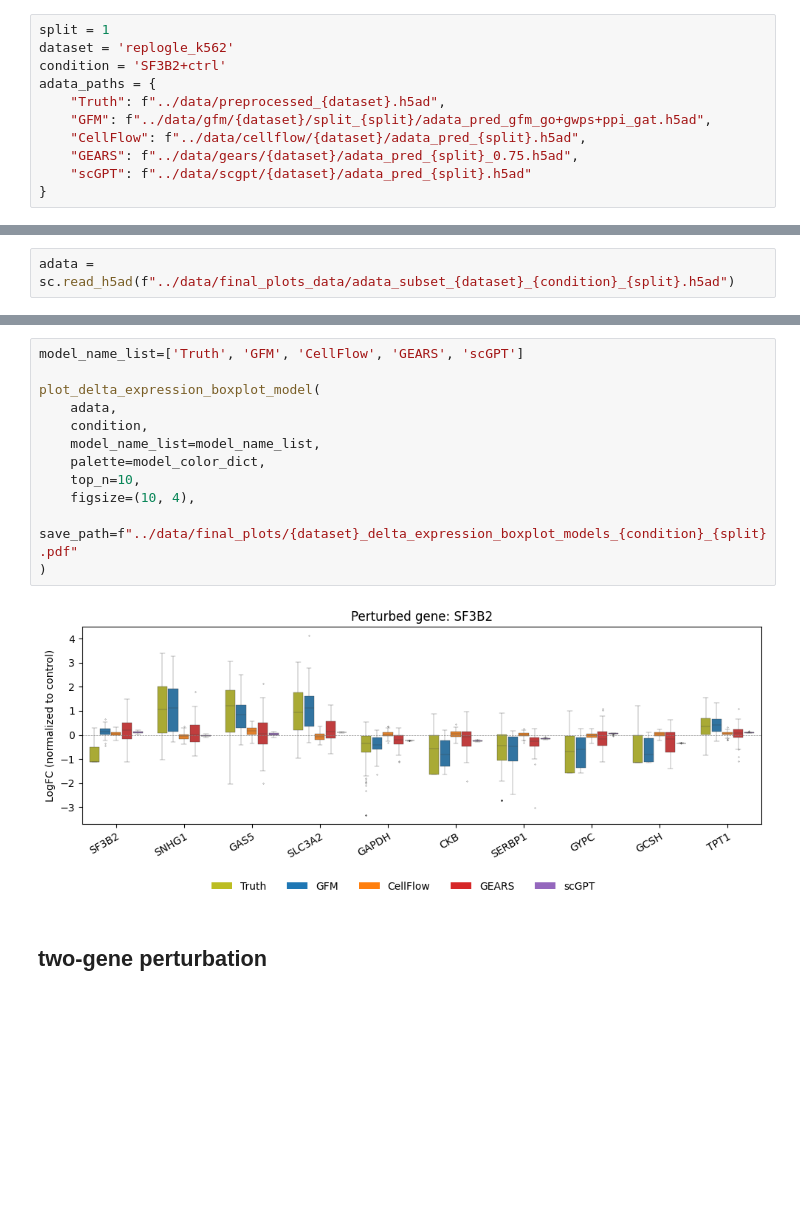
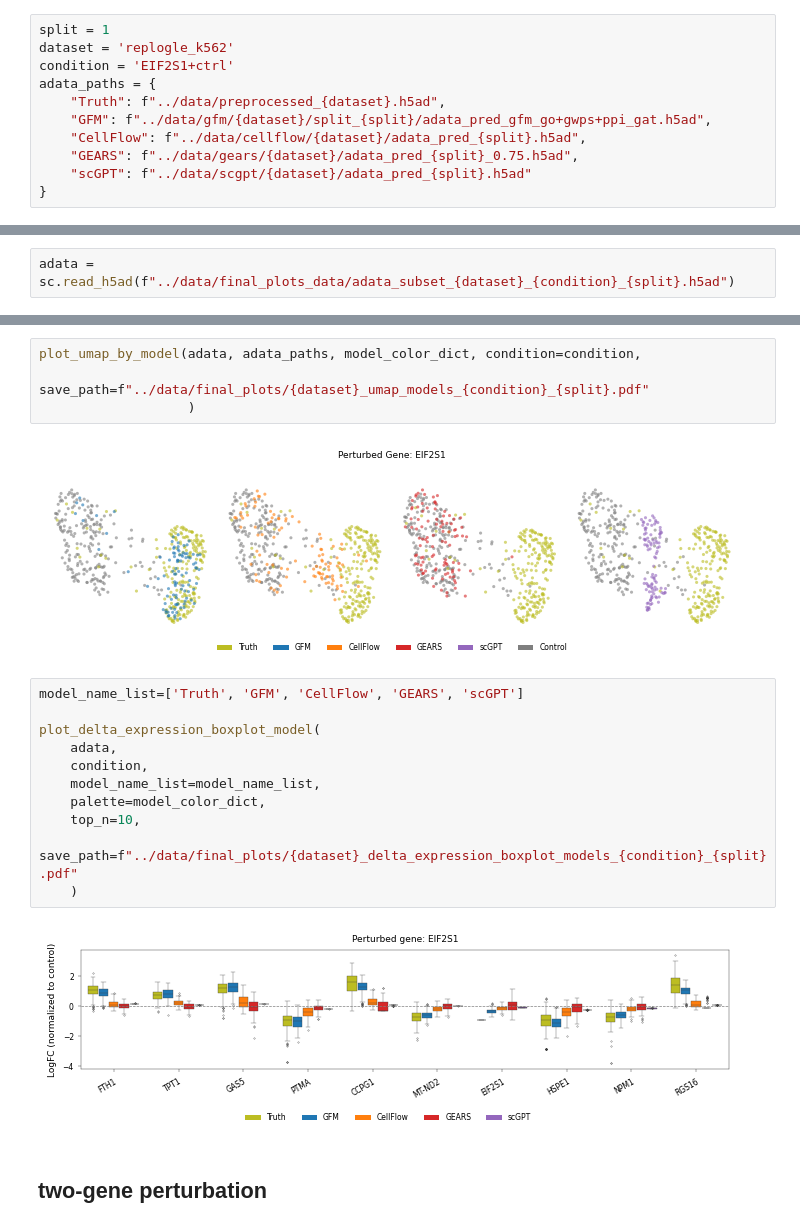
Before and after one commit to TRON-Bioinformatics/GFM, a Jupyter notebook: analysis/notebooks/evaluation.ipynb, the cells around one changed output, grey strips where cells are left out. Saved outputs shown, nothing was run; the diff lists cells and outputs as text; blank space fills up the shorter version.

```diff
--- a/analysis/notebooks/evaluation.ipynb
+++ b/analysis/notebooks/evaluation.ipynb
@@ -316,7 +319,7 @@ Here, we show SF3B2 knockdown from K562 in the test set from split 1 as the exam
 # %%
 split = 1
 dataset = 'replogle_k562'
-condition = 'SF3B2+ctrl'
+condition = 'EIF2S1+ctrl'
 adata_paths = {
     "Truth": f"../data/preprocessed_{dataset}.h5ad",
     "GFM": f"../data/gfm/{dataset}/split_{split}/adata_pred_gfm_go+gwps+ppi_gat.h5ad",
@@ -338,17 +336,22 @@ plot_umap_by_model(adata, adata_paths, model_color_dict, condition=condition, fi
-# %%
-model_name_list=['Truth', 'GFM', 'CellFlow', 'GEARS', 'scGPT']
-
-plot_delta_expression_boxplot_model(
-    adata,
-    condition,
-    model_name_list=model_name_list,
-    palette=model_color_dict,
-    top_n=10,
-    figsize=(10, 4),
-    save_path=f"../data/final_plots/{dataset}_delta_expression_boxplot_models_{condition}_{split}.pdf"
-)
-# %% [output]
-[figure, removed]
+# %%
+plot_umap_by_model(adata, adata_paths, model_color_dict, condition=condition,
+                   save_path=f"../data/final_plots/{dataset}_umap_models_{condition}_{split}.pdf"
+                   )
+# %% [output]
+[figure, added]
+# %%
+model_name_list=['Truth', 'GFM', 'CellFlow', 'GEARS', 'scGPT']
+
+plot_delta_expression_boxplot_model(
+    adata,
+    condition,
+    model_name_list=model_name_list,
+    palette=model_color_dict,
+    top_n=10,
+    save_path=f"../data/final_plots/{dataset}_delta_expression_boxplot_models_{condition}_{split}.pdf"
+    )
+# %% [output]
+[figure, added]
 # %% [markdown]
 ## two-gene perturbation
 # %%
```
Also changed, not shown: parts of 8 cells of this notebook, 24 other files.
